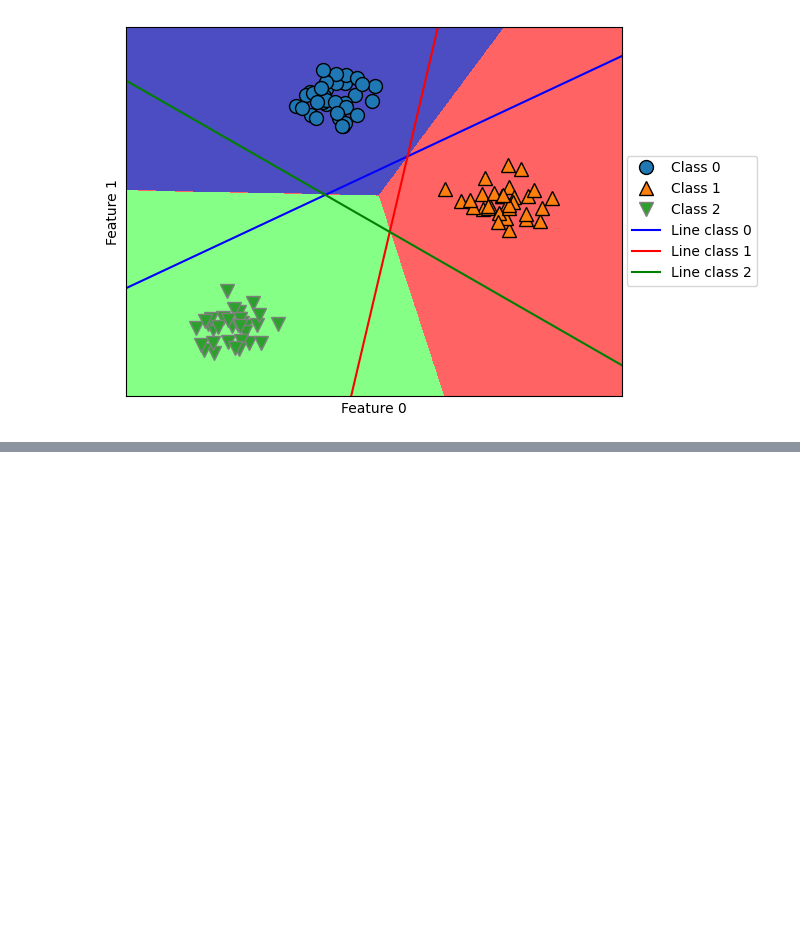
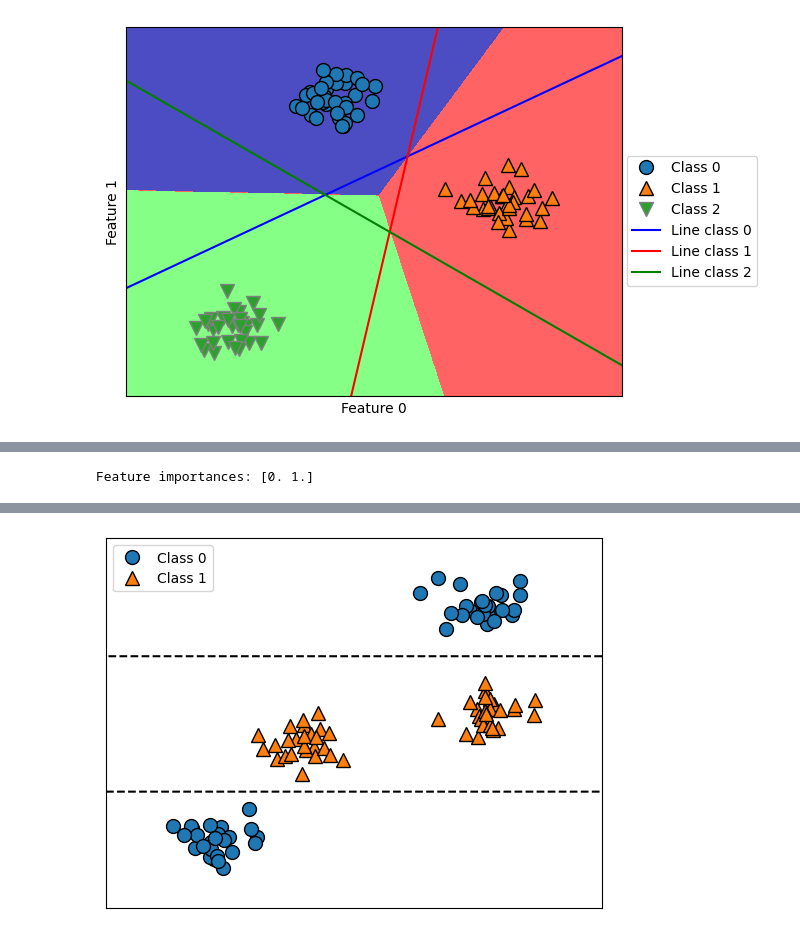
Before and after one commit to astro-zhurui/AstroNotes, a Jupyter notebook: 05_Scikit-Learn/book1_Python机器学习基础教程/chapter2监督学习.ipynb, the cells around one changed output, grey strips where cells are left out. Saved outputs shown, nothing was run; the diff lists cells and outputs as text; code cells hidden in the pictures; blank space fills up the shorter version.

```diff
--- a/05_Scikit-Learn/book1_Python机器学习基础教程/chapter2监督学习.ipynb
+++ b/05_Scikit-Learn/book1_Python机器学习基础教程/chapter2监督学习.ipynb
@@ -597,0 +711,8 @@ Text(0, 0.5, 'Feature 1')
+# %%
+"""
+例子: 说明y轴表示的特征与类别标签可能不是简单的单调关系
+"""
+tree= mglearn.plots.plot_tree_not_monotone()
+display(tree)
+# %% [output]
+Feature importances: [0. 1.]
@@ -597,0 +720 @@ Text(0, 0.5, 'Feature 1')
+[figure, added]
```
Also changed, not shown: parts of 27 cells of this notebook, 4 other files.
